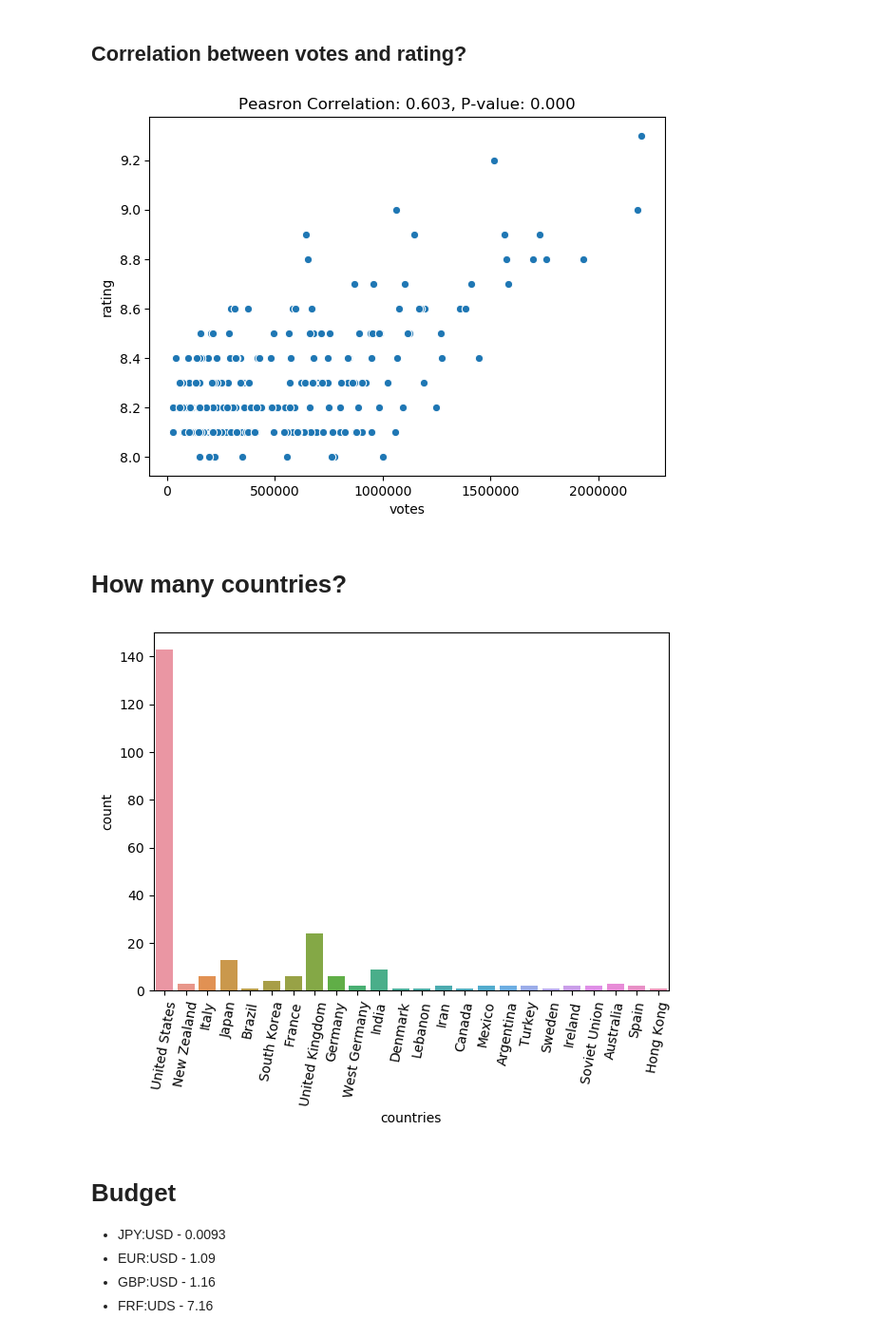
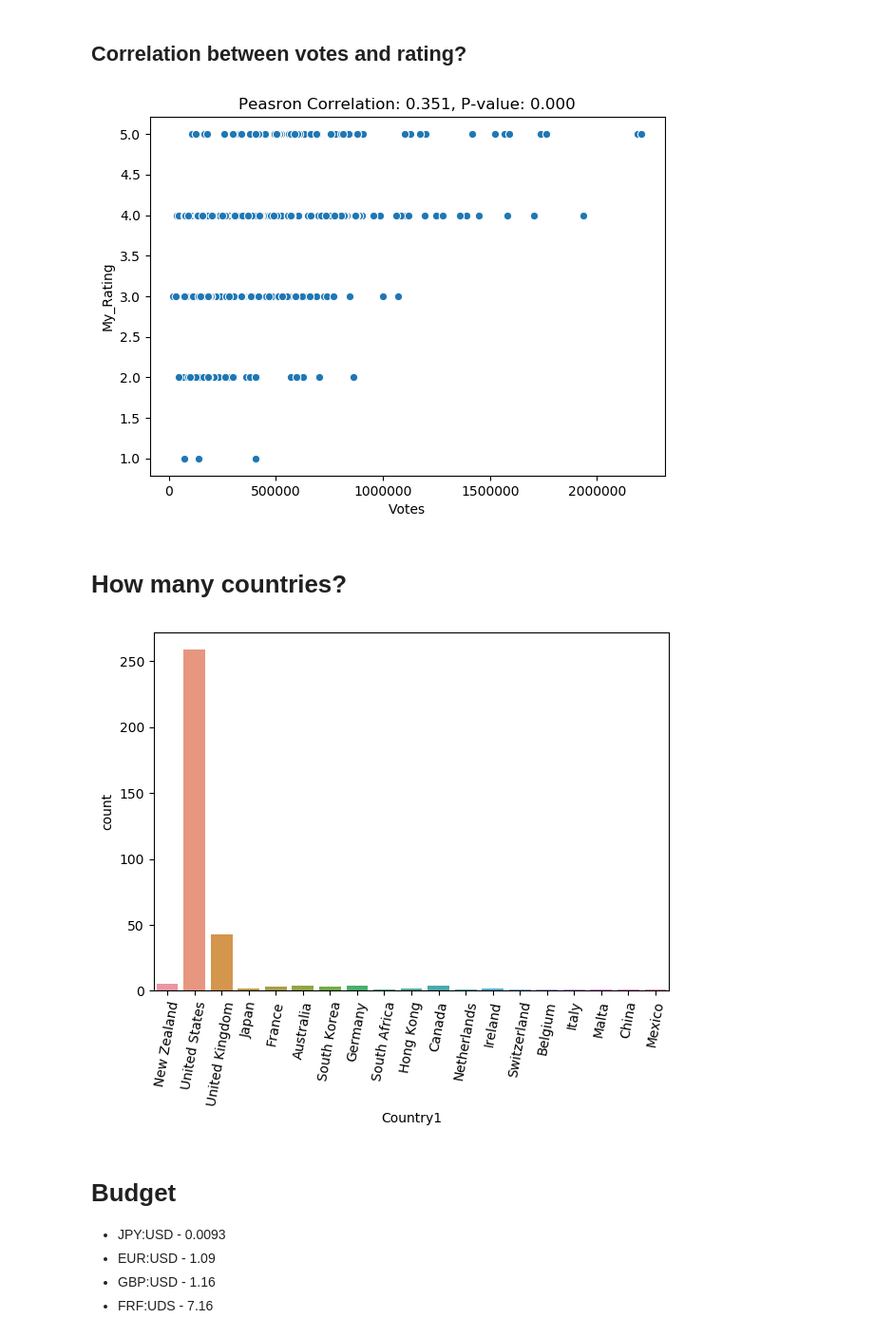
Before and after one commit to rpomponio/cine_factor, a Jupyter notebook: notebooks/data_cleaning_demo.ipynb, the cells around one changed output. Shown at 95% size. Cells and saved outputs as stored; diff of their text form; code cells hidden in the pictures.

```diff
--- a/notebooks/data_cleaning_demo.ipynb
+++ b/notebooks/data_cleaning_demo.ipynb
@@ -12,7 +12,7 @@ plt.rcParams['figure.dpi'] = 100
 plt.rcParams['figure.facecolor'] = 'w'
 # %%
 # load scraped data
-df_raw = pd.read_csv('../data/IMDB_Top250_features_raw.csv')
+df_raw = pd.read_csv('../data/Personal_Movies_Ratings_Features.csv')
 df_raw.info()
 # %% [output]
 <class 'pandas.core.frame.DataFrame'>
@@ -98,20 +115,20 @@ plt.show()
 # %% [markdown]
 ## Correlation between votes and rating?
 # %%
-sns.scatterplot(x='votes', y='rating', data=df_raw)
+sns.scatterplot(x='Votes', y='My_Rating', data=df_raw)
 plt.title('Peasron Correlation: %0.3f, P-value: %0.3f' %
-          stats.pearsonr(df_raw.votes, df_raw.rating))
+          stats.pearsonr(df_raw.Votes, df_raw.My_Rating))
 plt.show()
 # %% [output]
-[figure, old version]
+[figure, new version]
 # %% [markdown]
 # How many countries?
 # %%
-sns.countplot(df_raw.countries)
+sns.countplot(df_raw.Country1)
 plt.xticks(fontsize=10, rotation=80)
 plt.show()
 # %% [output]
-[figure, old version]
+[figure, new version]
 # %% [markdown]
 # Budget
 
```
Also changed, not shown: parts of 30 cells of this notebook, 6 other files.
